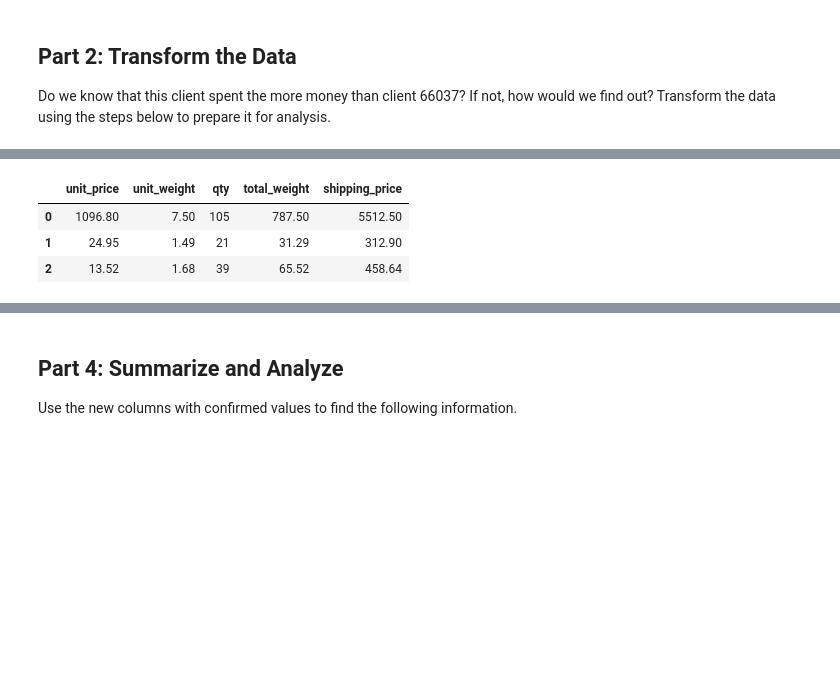
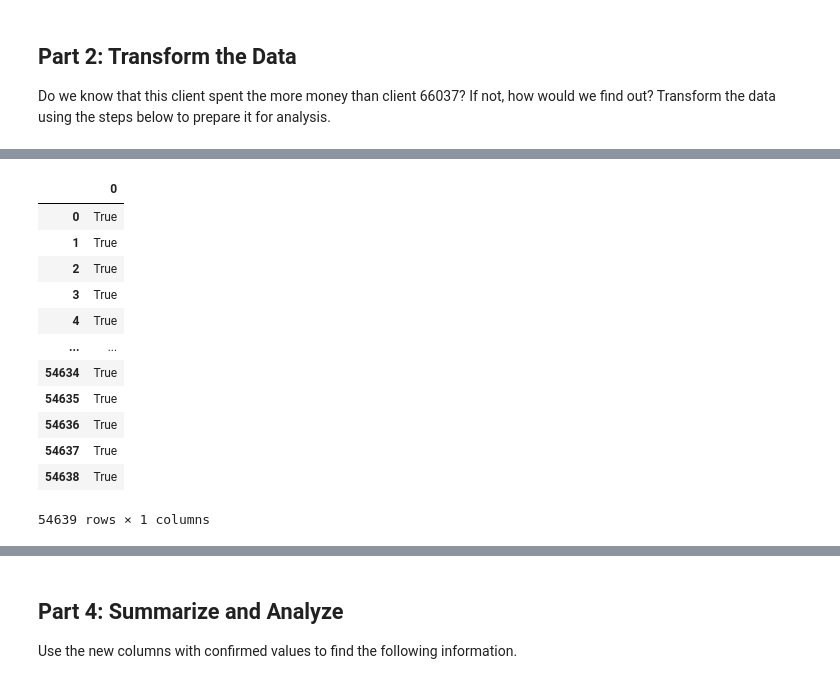
Before and after one commit to Simonpnce57/pandas-challenge-1, a Jupyter notebook: wholesale_data_analysis_starter_code.ipynb, the cells around one changed output, grey strips where cells are left out. Drawn from its saved outputs; the diff is of its cells as text; code cells hidden in the pictures; blank space fills up the shorter version.

```diff
--- a/wholesale_data_analysis_starter_code.ipynb
+++ b/wholesale_data_analysis_starter_code.ipynb
@@ -110,7 +102,11 @@ Do we know that this client spent the more money than client 66037? If not, how
 # Create a column that calculates the subtotal for each line using the unit_price and the qty
 # Calculate the subtotal by multiplying unit_price and qty
 df['subtotal'] = df['unit_price'] * df['qty']
-
+pd.set_option('display.float_format', '${:.2f}'.format)
+df.pivot_table(index='unit_price',
+               columns='qty',
+               values='subtotal',
+               aggfunc='sum')
 # Now your DataFrame 'df' has an additional 'subtotal' column
-print(df.head())  # Display the first few rows to verify
+df.head() # Display the first few rows to verify
 # %% [output]
@@ -134,9 +120,25 @@ print(df.head())  # Display the first few rows to verify
 # %%
 # Create a column for shipping price.
 # Assume a shipping price of $7 per pound for orders over 50 pounds and $10 per pound for items 50 pounds or under.
+shipping_price = df['unit_weight']
+# Calculate the shipping price based on the weight of the items
+shipping_price = [df['Shipping Price'] == df['unit_weight'].apply(lambda w: 7 if w > 50 else 10)]
+
+shipping_price = pd.DataFrame(shipping_price)
+
+shipping_price.T
 # %% [output]
-|  | unit_price | unit_weight | qty | total_weight | shipping_price |
-| 0 | 1096.80 | 7.50 | 105 | 787.50 | 5512.50 |
-| 1 | 24.95 | 1.49 | 21 | 31.29 | 312.90 |
-| 2 | 13.52 | 1.68 | 39 | 65.52 | 458.64 |
+|  | 0 |
+| 0 | True |
+| 1 | True |
+| 2 | True |
+| 3 | True |
+| 4 | True |
+| ... | ... |
+| 54634 | True |
+| 54635 | True |
+| 54636 | True |
+| 54637 | True |
+| 54638 | True |
+54639 rows × 1 columns
 # %%
```
Also changed, not shown: parts of 15 cells of this notebook, 1 other file.
